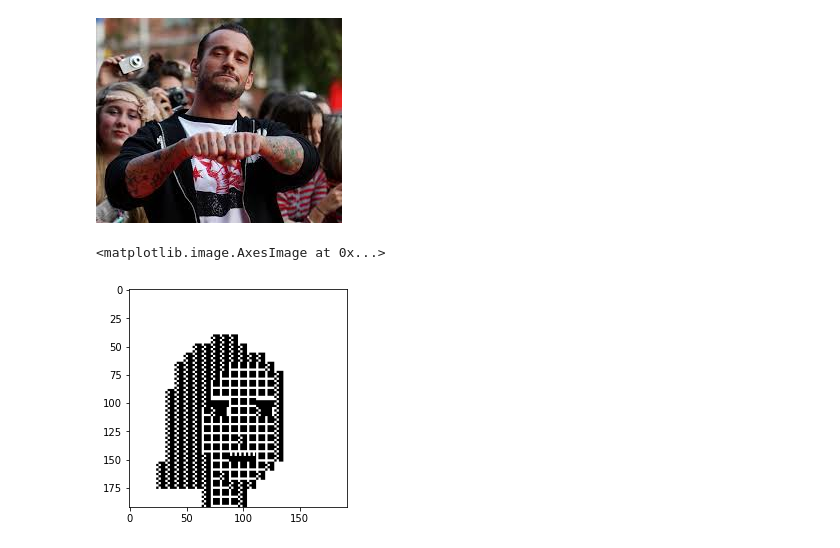
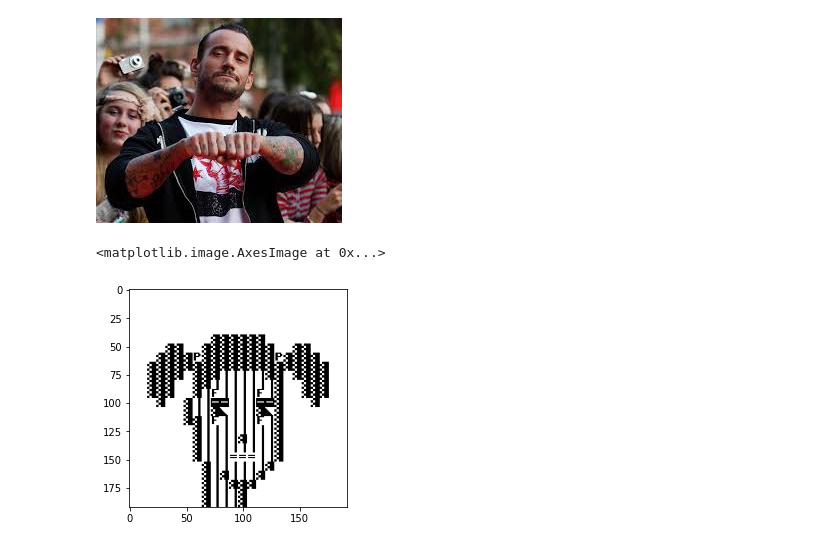
Before and after one commit to tnn1t1s/colorpunx, a Jupyter notebook: nb/CryptoPETS.ipynb, the cells around one changed output. Saved outputs shown, nothing was run; the diff lists cells and outputs as text; code cells hidden in the pictures.

```diff
--- a/nb/CryptoPETS.ipynb
+++ b/nb/CryptoPETS.ipynb
@@ -149,7 +151,7 @@ X_train_cm = [cm_punk(img, cm) for img in X_train]
 punk_to_c64 = {}
 punk_to_c64[221] = 160
 punk_to_c64[197] = 163
-punk_to_c64[219] = 83
+#punk_to_c64[219] = 83
 punk_to_c64[222] = 92  #rnd
 punk_to_c64[104] = 54
 punk_to_c64[103] = 63
@@ -159,15 +161,14 @@ def p64(i):
     try:
         return PETS_GRAY[punk_to_c64[i]]
     except:
-        r = random.randint(10,150)
+        r = random.randint(30,240)
         punk_to_c64[i] = r
         return PETS_GRAY[r]
 # %%
-l = bloc_party(X_train_cm[5], lambda i: p64(i))
-c64_punks = [bloc_party(X_train_cm[i], lambda x: p64(x)) for i in range(64,128)]
-plt.imshow(c64_punks[7], cmap=cmap)
+c64_punks = [bloc_party(X_train_cm[i], lambda x: p64(x)) for i in range(64,320)]
+plt.imshow(c64_punks[96], cmap=cmap)
 # %% [output]
 <matplotlib.image.AxesImage at 0x...>
-[figure, old version]
+[figure, new version]
 # %%
 n=8
```
Also changed, not shown: parts of 3 cells of this notebook.
